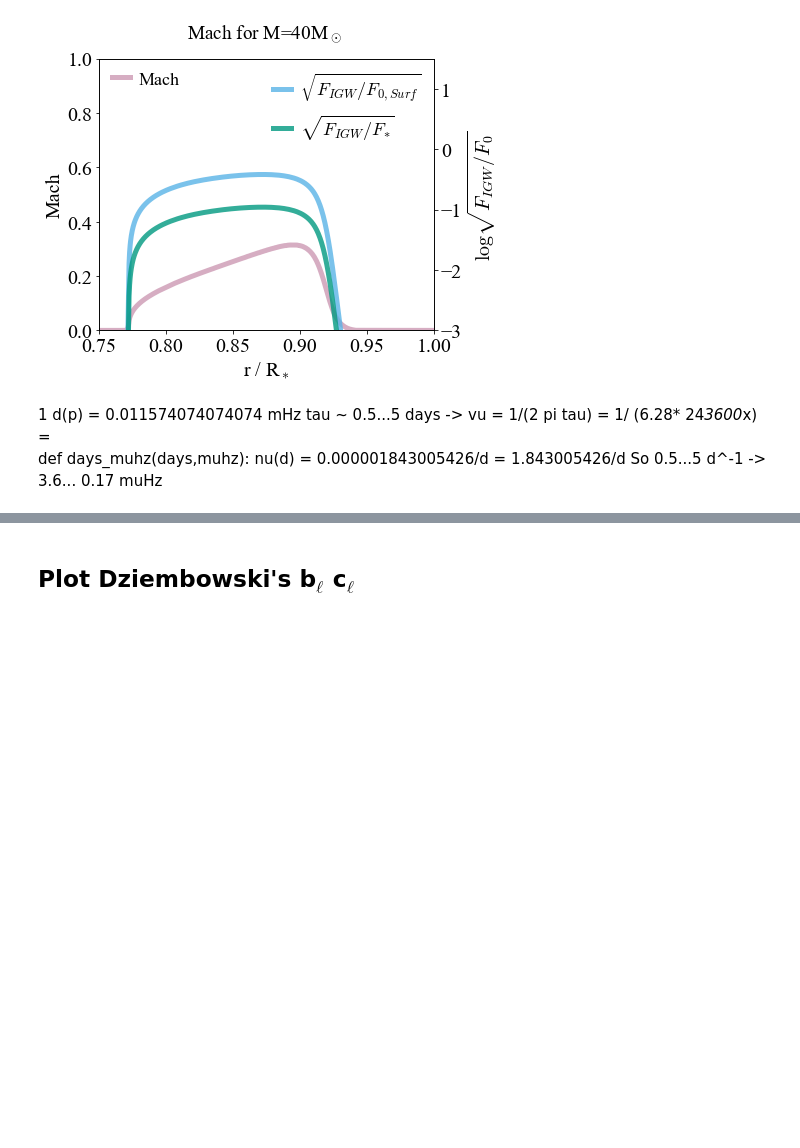
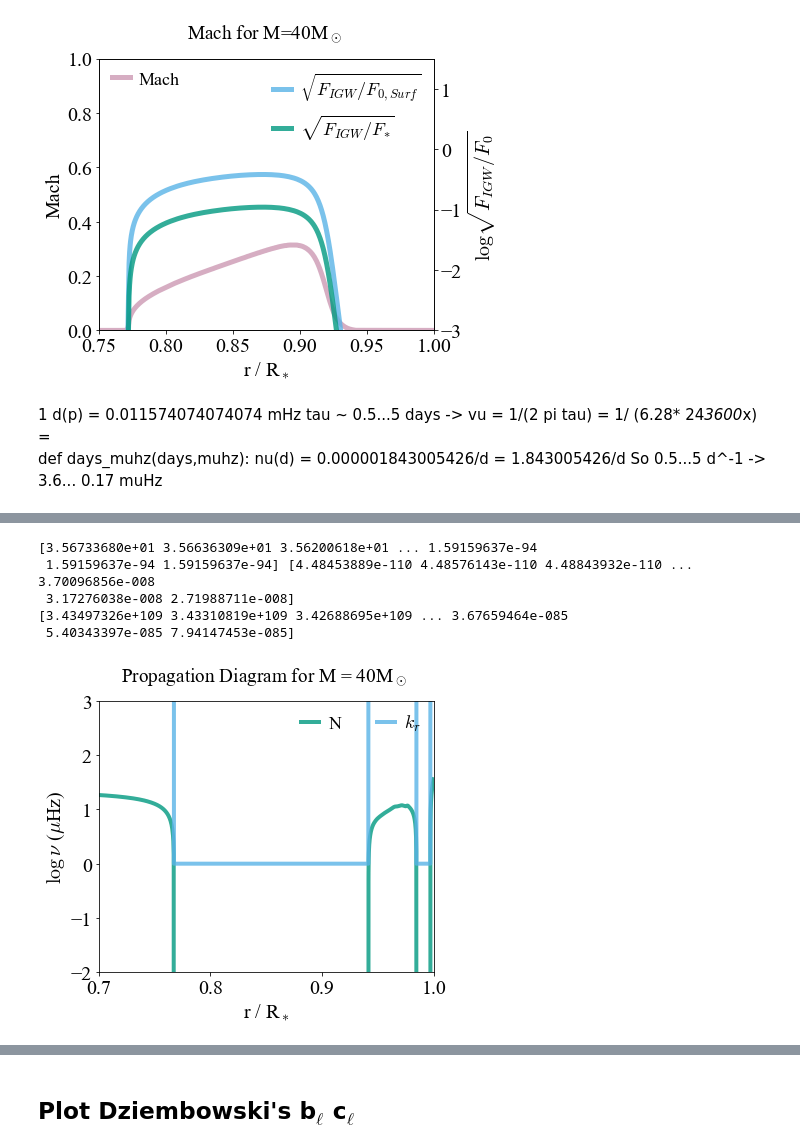
Before and after one commit to matteocantiello/rednoise, a Jupyter notebook: propagation_diagrams.ipynb, the cells around one changed output, grey strips where cells are left out. Cells and saved outputs as stored; diff of their text form; code cells hidden in the pictures; blank space fills up the shorter version.

```diff
--- a/propagation_diagrams.ipynb
+++ b/propagation_diagrams.ipynb
@@ -439,0 +478,74 @@ So 0.5...5 d^-1 -> 3.6... 0.17  muHz
+# %%
+mesa=mr.MesaData(DIR+'40/LOGS/profile20.data')
+dir(mesa)
+mesa.bulk_names
+
+# Units of brunt in MESA?
+#log_brunt_nu(k) = safe_log10_cr((1d6/(2*pi))*sqrt(max(0d0,s% brunt_N2(k))))
+#lamb_S2 ! for l=1: S = 2*(csound/r)^2
+# lamb_S ! for l=1: S = sqrt(2)*csound/r
+muhz=1e-6 #conversion factor from muhz to hz
+
+
+brunt=(1e6/6.283)*10**mesa.log_brunt_N
+lamb1=(1e6/6.283)*mesa.lamb_S
+lamb10=lamb1*(10*(10+1)/2)**0.5
+lamb50=lamb1*(50*(50+1)/2)**0.5
+lamb100=lamb1*(100*(100+1)/2)**0.5
+lamb300=lamb1*(300*(300+1)/2)**0.5
+
+
+plt.plot(mesa.radius/mesa.radius[1],np.log10(brunt),linewidth=4, alpha=0.8,label = r'N',color=BLUE_GREEN)
+
+## Calculate Omega (nu_char)
+# Extract Omega:
+# Calculate turnover timescale
+vc=10**mesa.log_conv_vel
+alpha_mlt = 1.6
+hp=mesa.pressure_scale_height
+turnover=alpha_mlt*hp*rsun/vc
+
+nu_char=1.0/(2*3.1415*turnover)     # Definition in Bowman et al. 2020
+
+
+omega=vc/(alpha_mlt*hp*rsun) # definition from Fuller et al. 2014
+print(brunt,omega)
+
+
+# Calculate Total Stellar Flux
+
+L=mesa.photosphere_L
+R=mesa.photosphere_r
+F=(L*lsun)/(4*pi*(R*rsun)**2.0)
+
+# Calculate Convective Flux
+vc=10**mesa.log_conv_vel
+Fc=rho*vc**3.0
+
+
+
+# Calculate IGW Flux
+mach=mesa.conv_vel_div_csound
+Figw=Fc*mach
+
+kr= k_r(1,brunt,omega,mesa.radius)
+print(kr)
+plt.plot(mesa.radius/mesa.radius[1],kr,linewidth=4, alpha=0.8,label = r'$k_r$',color=SKY_BLUE)
+
+
+
+
+legend = plt.legend(loc='upper right',fontsize=18,ncol=3)
+
+plt.axis([0.7,1, -2,3])
+plt.xlabel(r'r / R$_*$')
+plt.ylabel(r'$\log\, \nu$ ($\mu$Hz)')
+plt.title(r'Propagation Diagram for M = 40M$_\odot$ ') #X$_c$=0.68
+plt.savefig("Propagation40Msun_zoom.pdf")
+# %% [output]
+[3.56733680e+01 3.56636309e+01 3.56200618e+01 ... 1.59159637e-94
+ 1.59159637e-94 1.59159637e-94] [4.48453889e-110 4.48576143e-110 4.48843932e-110 ... 3.70096856e-008
+ 3.17276038e-008 2.71988711e-008]
+[3.43497326e+109 3.43310819e+109 3.42688695e+109 ... 3.67659464e-085
+ 5.40343397e-085 7.94147453e-085]
+[figure, added]
```
Also changed, not shown: parts of 15 cells of this notebook, 1 other file.
